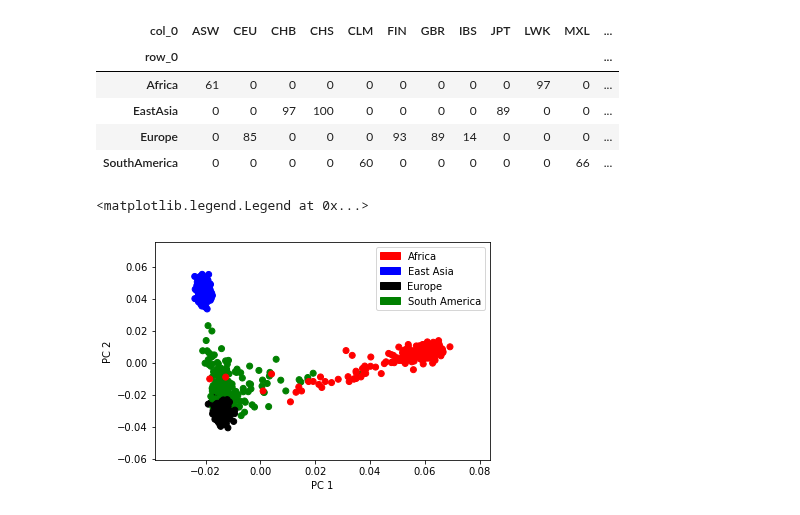
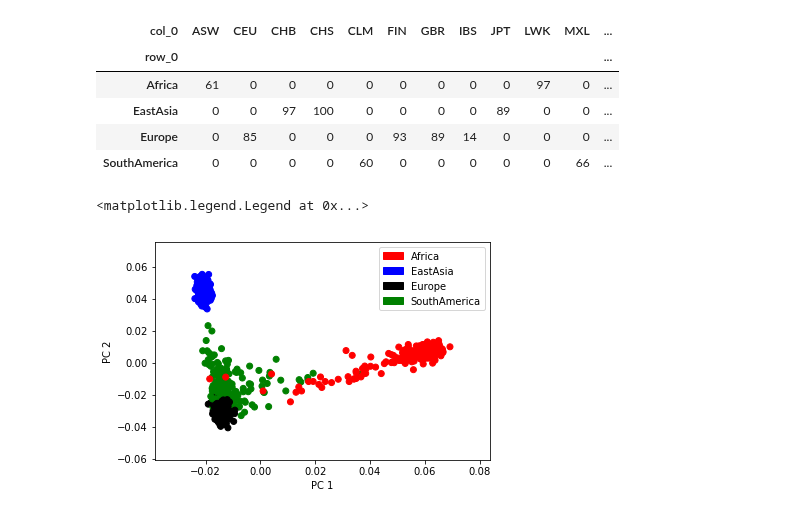
Before and after one commit to CoreArray/PySeqArray, a Jupyter notebook: docs/demo/tutorial.ipynb, the cells around one changed output. Drawn from its saved outputs; the diff is of its cells as text; code cells hidden in the pictures.

```diff
--- a/docs/demo/tutorial.ipynb
+++ b/docs/demo/tutorial.ipynb
@@ -190,14 +190,10 @@ col = [ dict[i] for i in broad ]
 # %%
 ax = plt.scatter(v[:,0], v[:,1], color=col)
 plt.xlabel('PC 1')
 plt.ylabel('PC 2')
 
-red_patch = mpatches.Patch(color='red', label='Africa')
-blue_patch = mpatches.Patch(color='blue', label='East Asia')
-black_patch = mpatches.Patch(color='black', label='Europe')
-green_patch = mpatches.Patch(color='green', label='South America')
-
-plt.legend(handles=[red_patch, blue_patch, black_patch, green_patch], loc='upper right')
+patch = [ mpatches.Patch(color=col, label=key) for key, col in dict.items() ]
+plt.legend(handles=patch, loc='upper right')
 # %% [output]
 <matplotlib.legend.Legend at 0x...>
-[figure, old version]
+[figure, new version]
```
